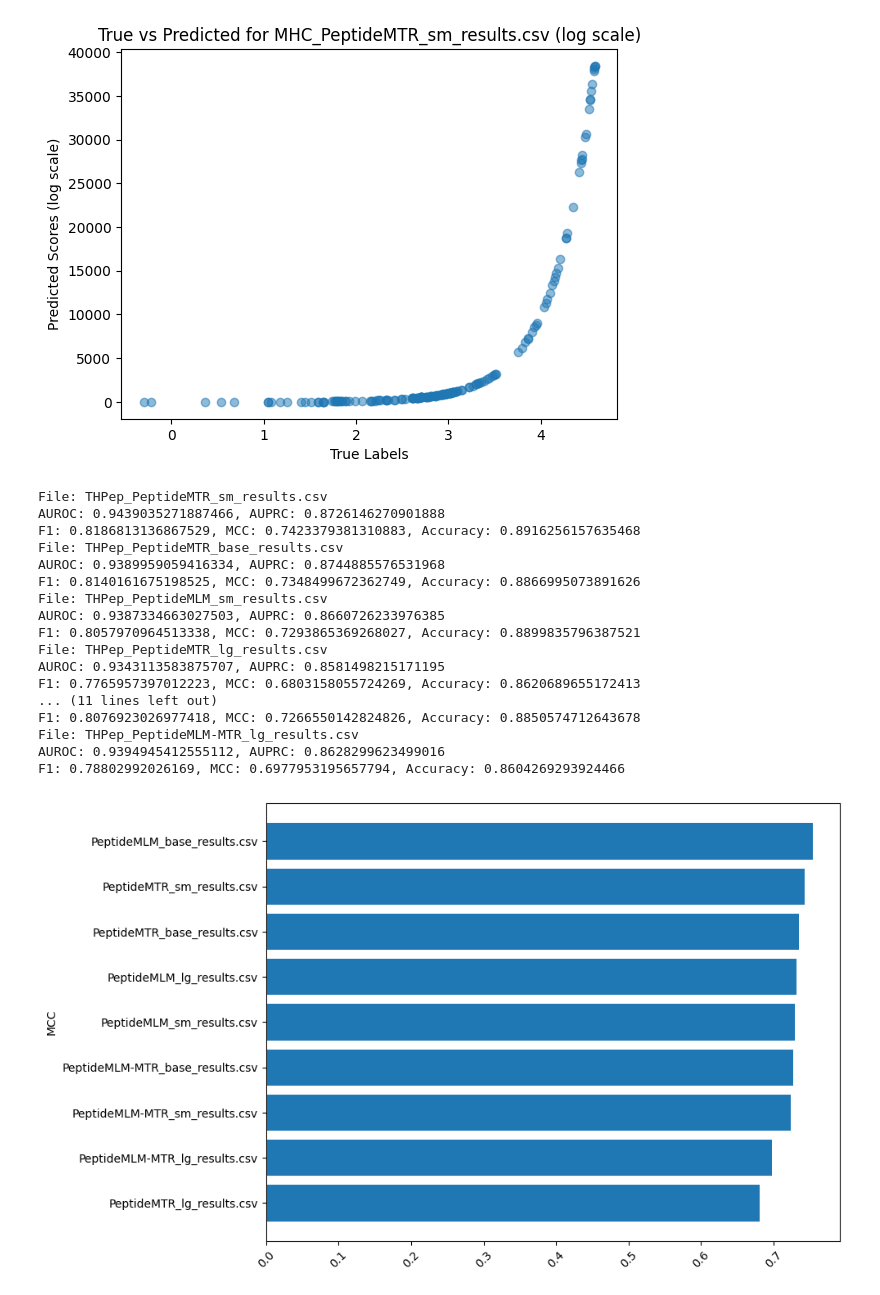
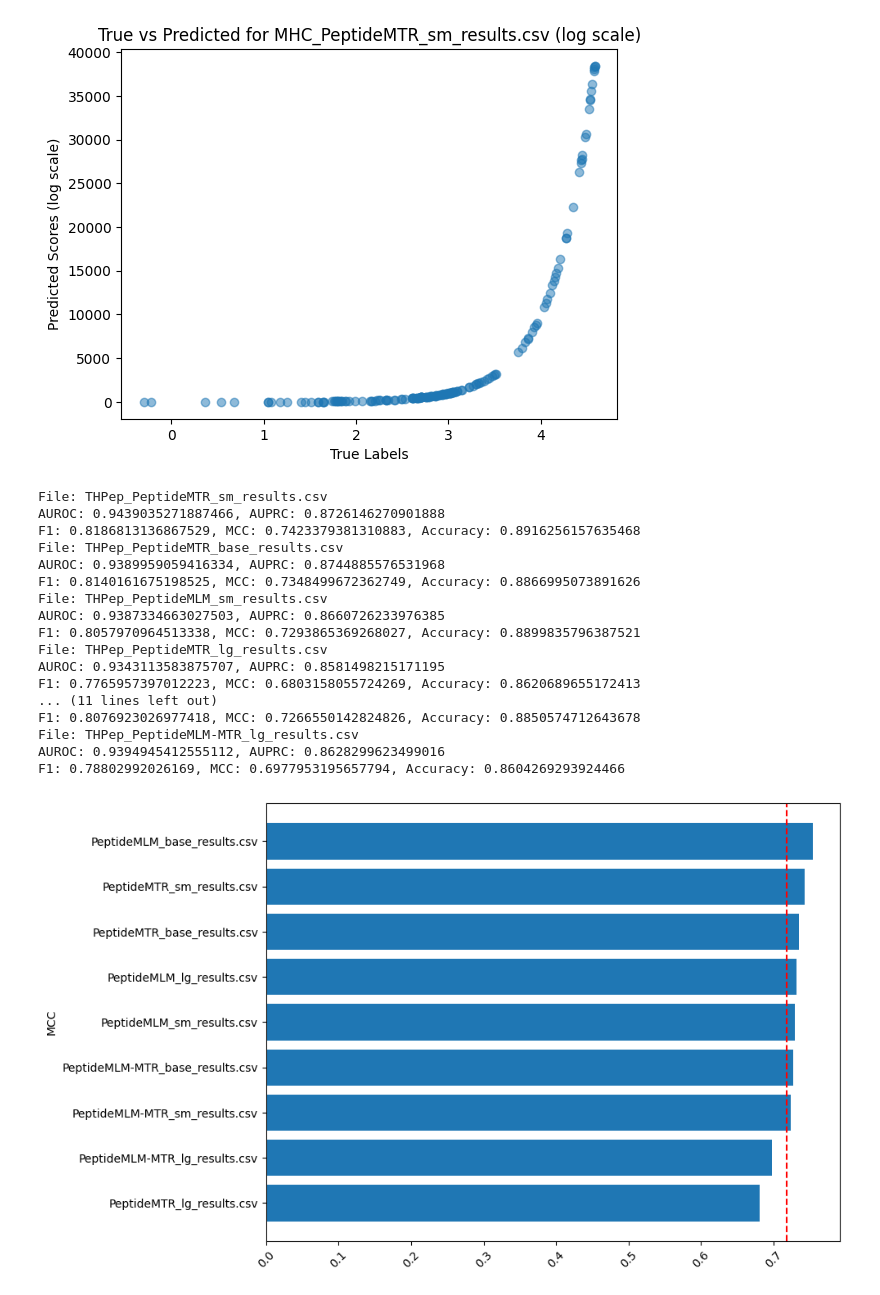
Before and after one commit to AaronFeller/PeptideCLM_Eval, a Jupyter notebook: main/notebooks/evaluate_data.ipynb, the cells around one changed output. Drawn from its saved outputs; the diff is of its cells as text; code cells hidden in the pictures.

```diff
--- a/main/notebooks/evaluate_data.ipynb
+++ b/main/notebooks/evaluate_data.ipynb
@@ -376,31 +383,35 @@ for file in files:
 
 
 # make barplot of mcc across files
 plt.figure(figsize=(10, 6))
 # sort by mcc
 files = [f for f in files if "THPep" in f and f.endswith(".csv")]
 mccs, files = zip(*sorted(zip(mccs, files)))
 plt.barh(range(len(mccs)), mccs, tick_label=[f.replace('THPep_', '') for f in files])
+# add the benchmark to the plot
+benchmark_score = (0.77 + 0.71 + 0.71 + 0.68) / 4
+
+plt.axvline(x=benchmark_score, color='r', linestyle='--', label='Benchmark')
 plt.ylabel('MCC')
 plt.xticks(rotation=45)
 plt.tight_layout()
 plt.show()
 # %% [output]
 File: THPep_PeptideMTR_sm_results.csv
 AUROC: 0.9439035271887466, AUPRC: 0.8726146270901888
 F1: 0.8186813136867529, MCC: 0.7423379381310883, Accuracy: 0.8916256157635468
 File: THPep_PeptideMTR_base_results.csv
 AUROC: 0.9389959059416334, AUPRC: 0.8744885576531968
 F1: 0.8140161675198525, MCC: 0.7348499672362749, Accuracy: 0.8866995073891626
 File: THPep_PeptideMLM_sm_results.csv
 AUROC: 0.9387334663027503, AUPRC: 0.8660726233976385
 F1: 0.8057970964513338, MCC: 0.7293865369268027, Accuracy: 0.8899835796387521
 File: THPep_PeptideMTR_lg_results.csv
 AUROC: 0.9343113583875707, AUPRC: 0.8581498215171195
 F1: 0.7765957397012223, MCC: 0.6803158055724269, Accuracy: 0.8620689655172413
 ... (11 lines left out)
 F1: 0.8076923026977418, MCC: 0.7266550142824826, Accuracy: 0.8850574712643678
 File: THPep_PeptideMLM-MTR_lg_results.csv
 AUROC: 0.9394945412555112, AUPRC: 0.8628299623499016
 F1: 0.78802992026169, MCC: 0.6977953195657794, Accuracy: 0.8604269293924466
-[figure, old version]
+[figure, new version]
```
Also changed, not shown: parts of 3 cells of this notebook.
